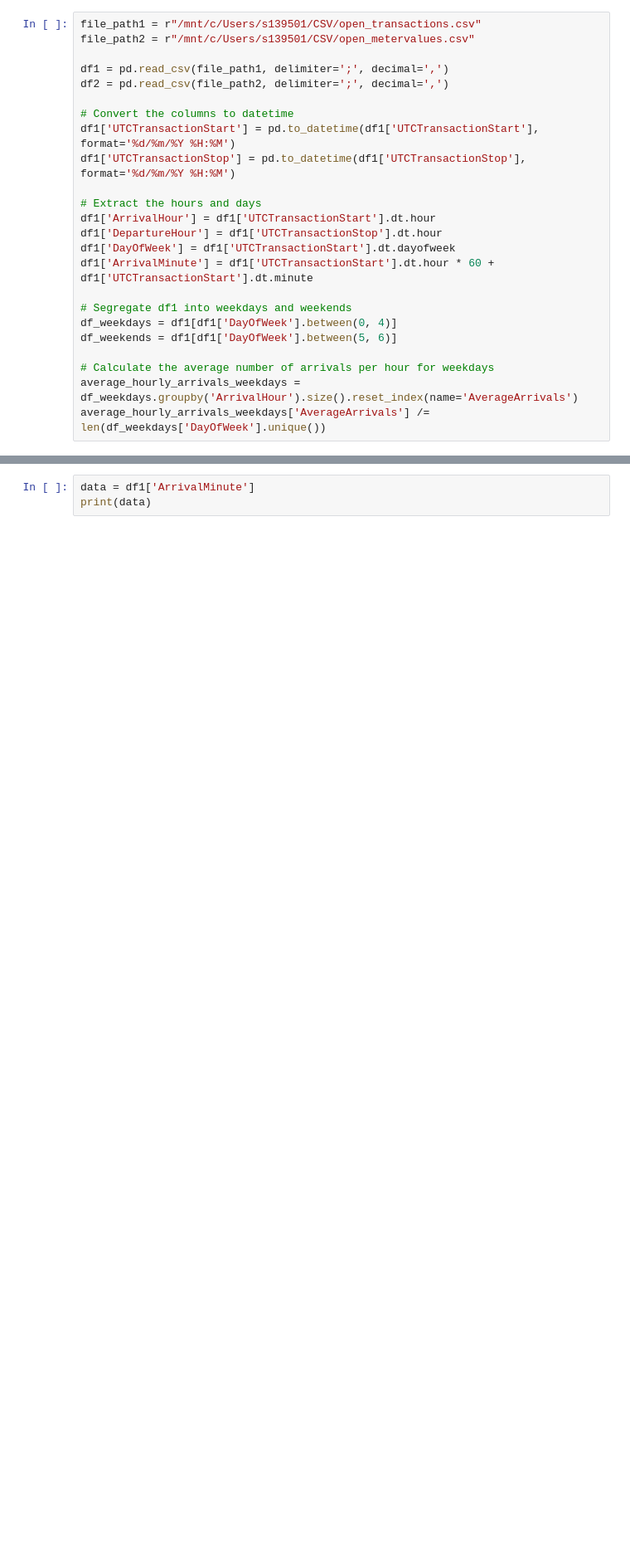
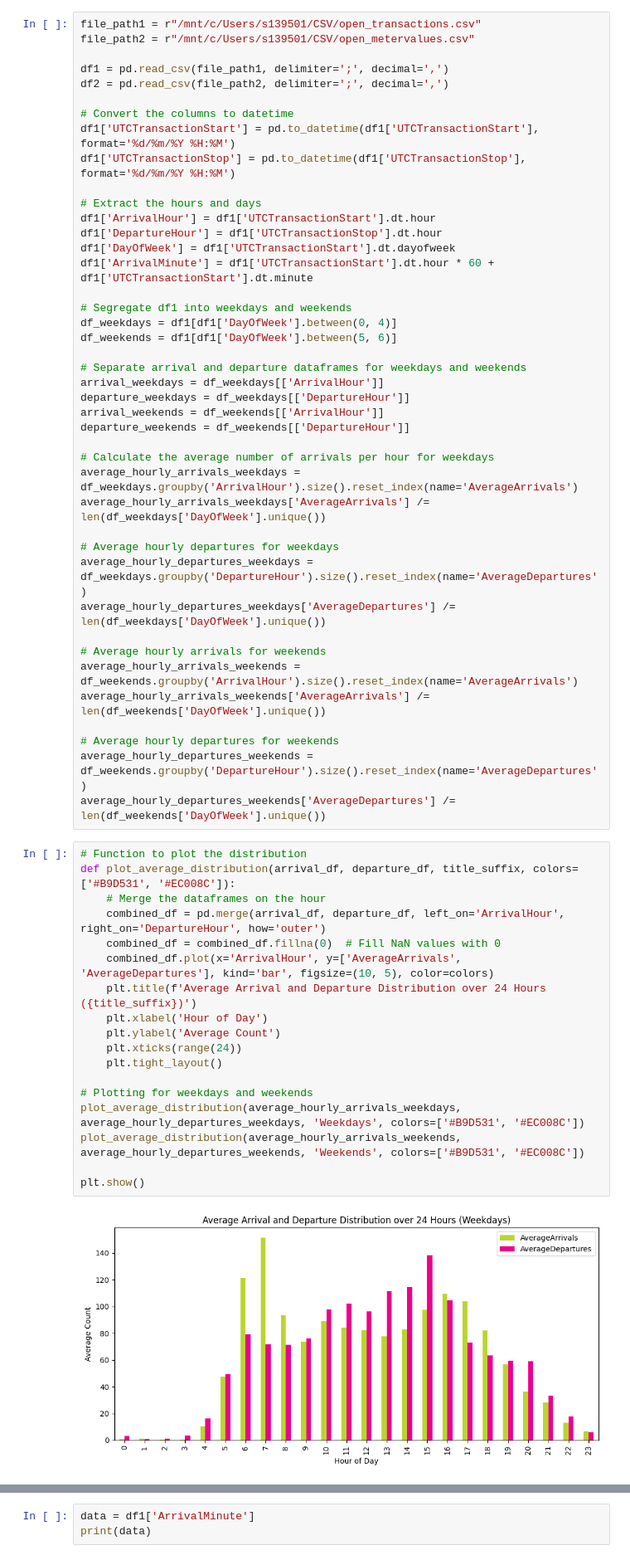
Before and after one commit to Fpadt/salabim_examples, a Jupyter notebook: Distribution/Elaad_distribution.ipynb, the cells around one changed output, grey strips where cells are left out. Shown at 83% size. Saved outputs shown, nothing was run; the diff lists cells and outputs as text; blank space fills up the shorter version.

```diff
--- a/Distribution/Elaad_distribution.ipynb
+++ b/Distribution/Elaad_distribution.ipynb
@@ -31,6 +31,44 @@ df1['ArrivalMinute'] = df1['UTCTransactionStart'].dt.hour * 60 + df1['UTCTransac
 df_weekdays = df1[df1['DayOfWeek'].between(0, 4)]
 df_weekends = df1[df1['DayOfWeek'].between(5, 6)]
 
+# Separate arrival and departure dataframes for weekdays and weekends
+arrival_weekdays = df_weekdays[['ArrivalHour']]
+departure_weekdays = df_weekdays[['DepartureHour']]
+arrival_weekends = df_weekends[['ArrivalHour']]
+departure_weekends = df_weekends[['DepartureHour']]
+
 # Calculate the average number of arrivals per hour for weekdays
 average_hourly_arrivals_weekdays = df_weekdays.groupby('ArrivalHour').size().reset_index(name='AverageArrivals')
 average_hourly_arrivals_weekdays['AverageArrivals'] /= len(df_weekdays['DayOfWeek'].unique())
+
+# Average hourly departures for weekdays
+average_hourly_departures_weekdays = df_weekdays.groupby('DepartureHour').size().reset_index(name='AverageDepartures')
+average_hourly_departures_weekdays['AverageDepartures'] /= len(df_weekdays['DayOfWeek'].unique())
+
+# Average hourly arrivals for weekends
+average_hourly_arrivals_weekends = df_weekends.groupby('ArrivalHour').size().reset_index(name='AverageArrivals')
+average_hourly_arrivals_weekends['AverageArrivals'] /= len(df_weekends['DayOfWeek'].unique())
+
+# Average hourly departures for weekends
+average_hourly_departures_weekends = df_weekends.groupby('DepartureHour').size().reset_index(name='AverageDepartures')
+average_hourly_departures_weekends['AverageDepartures'] /= len(df_weekends['DayOfWeek'].unique())
+# %%
+# Function to plot the distribution
+def plot_average_distribution(arrival_df, departure_df, title_suffix, colors=['#B9D531', '#EC008C']):
+    # Merge the dataframes on the hour
+    combined_df = pd.merge(arrival_df, departure_df, left_on='ArrivalHour', right_on='DepartureHour', how='outer')
+    combined_df = combined_df.fillna(0)  # Fill NaN values with 0
+    combined_df.plot(x='ArrivalHour', y=['AverageArrivals', 'AverageDepartures'], kind='bar', figsize=(10, 5), color=colors)
+    plt.title(f'Average Arrival and Departure Distribution over 24 Hours ({title_suffix})')
+    plt.xlabel('Hour of Day')
+    plt.ylabel('Average Count')
+    plt.xticks(range(24))
+    plt.tight_layout()
+
+# Plotting for weekdays and weekends
+plot_average_distribution(average_hourly_arrivals_weekdays, average_hourly_departures_weekdays, 'Weekdays', colors=['#B9D531', '#EC008C'])
+plot_average_distribution(average_hourly_arrivals_weekends, average_hourly_departures_weekends, 'Weekends', colors=['#B9D531', '#EC008C'])
+
+plt.show()
+# %% [output]
+[figure, added]
```
Also changed, not shown: parts of 7 cells of this notebook.
